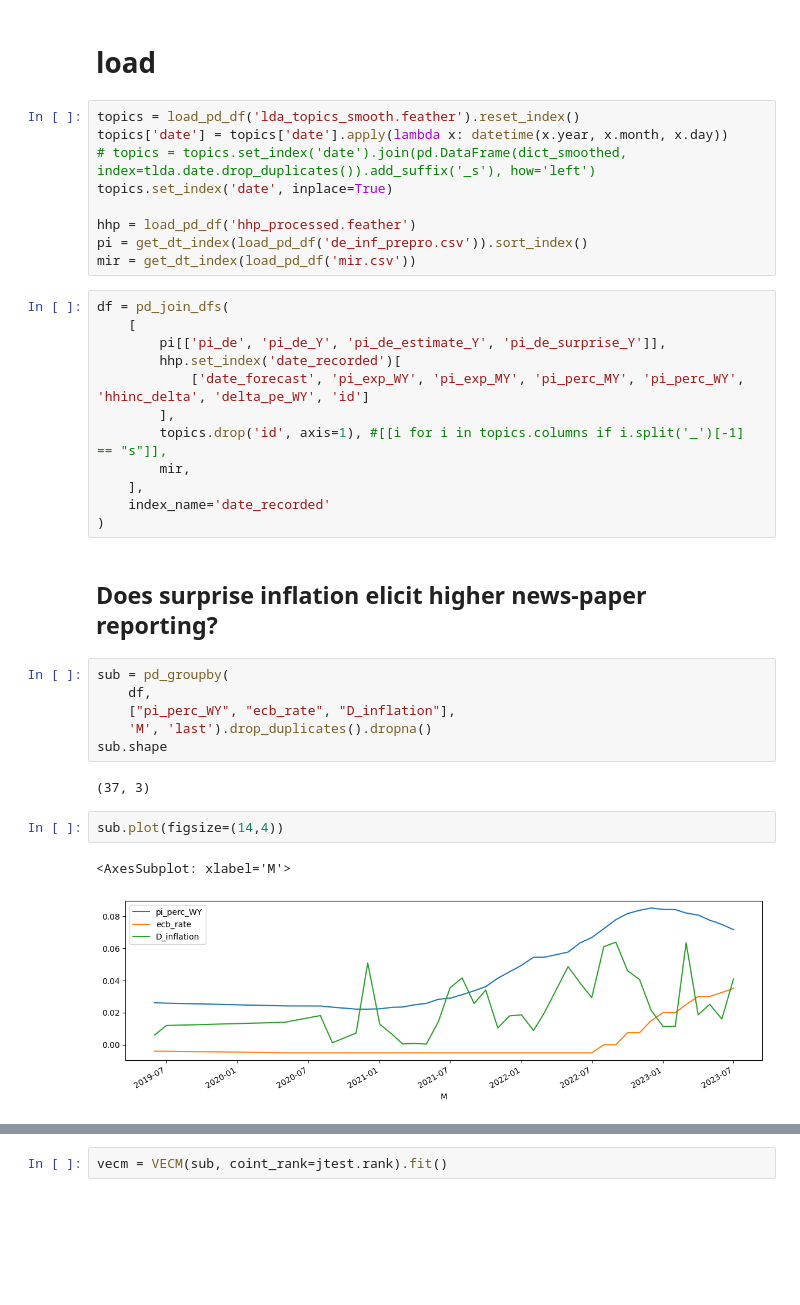
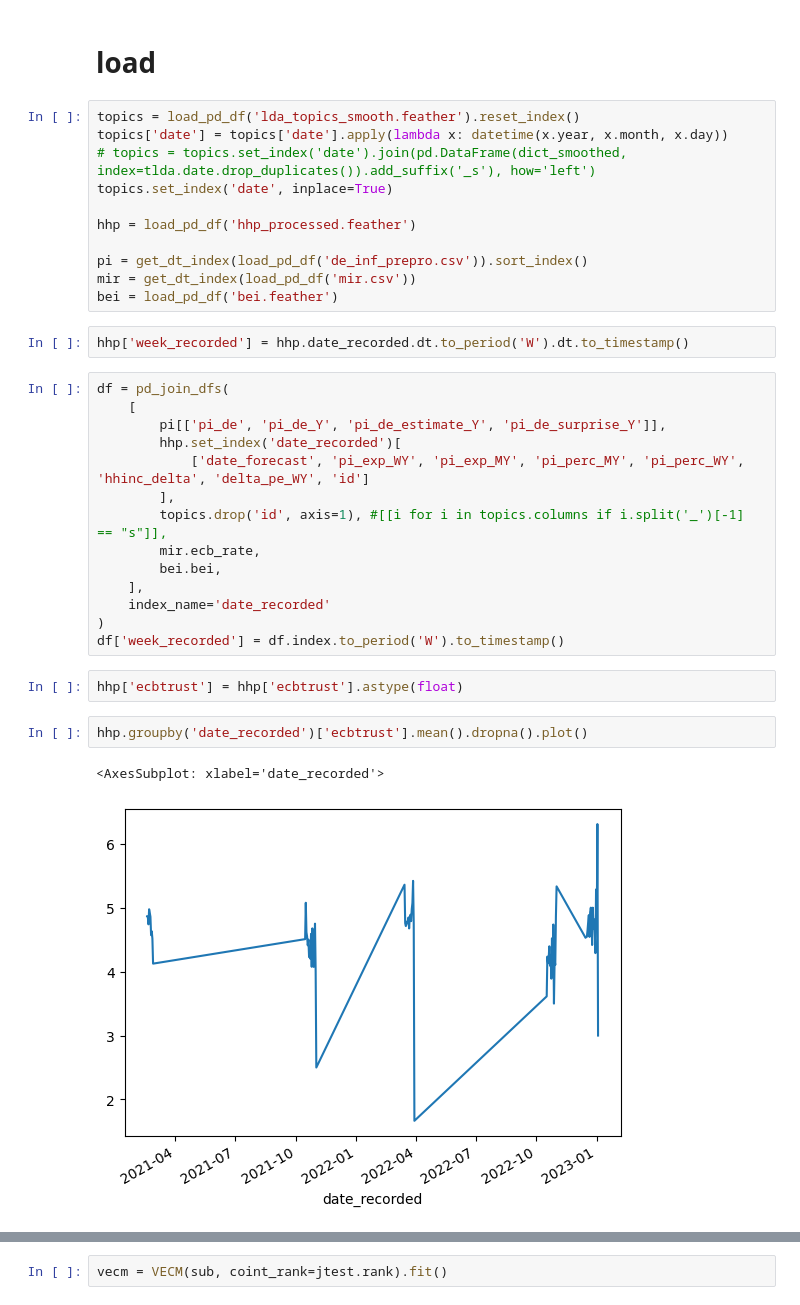
Before and after one commit to lukasgrahl/memoire2, a Jupyter notebook: notebooks/03-analyse_topics.ipynb, the cells around one changed output, grey strips where cells are left out. Cells and saved outputs as stored; diff of their text form; blank space fills up the shorter version.

```diff
--- a/notebooks/03-analyse_topics.ipynb
+++ b/notebooks/03-analyse_topics.ipynb
@@ -16,8 +16,12 @@ topics['date'] = topics['date'].apply(lambda x: datetime(x.year, x.month, x.day)
 topics.set_index('date', inplace=True)
 
 hhp = load_pd_df('hhp_processed.feather')
+
 pi = get_dt_index(load_pd_df('de_inf_prepro.csv')).sort_index()
 mir = get_dt_index(load_pd_df('mir.csv'))
+bei = load_pd_df('bei.feather')
+# %%
+hhp['week_recorded'] = hhp.date_recorded.dt.to_period('W').dt.to_timestamp()
 # %%
 df = pd_join_dfs(
     [
@@ -26,22 +30,16 @@ df = pd_join_dfs(
             ['date_forecast', 'pi_exp_WY', 'pi_exp_MY', 'pi_perc_MY', 'pi_perc_WY', 'hhinc_delta', 'delta_pe_WY', 'id']
         ],
         topics.drop('id', axis=1), #[[i for i in topics.columns if i.split('_')[-1] == "s"]],
-        mir,
+        mir.ecb_rate,
+        bei.bei,
     ],
     index_name='date_recorded'
 )
+df['week_recorded'] = df.index.to_period('W').to_timestamp()
-# %% [markdown]
-## Does surprise inflation elicit higher news-paper reporting?
-# %%
-sub = pd_groupby(
-    df,
-    ["pi_perc_WY", "ecb_rate", "D_inflation"],
-    'M', 'last').drop_duplicates().dropna()
-sub.shape
-# %% [output]
-(37, 3)
-# %%
-sub.plot(figsize=(14,4))
-# %% [output]
-<AxesSubplot: xlabel='M'>
-[figure, removed]
+# %%
+hhp['ecbtrust'] = hhp['ecbtrust'].astype(float)
+# %%
+hhp.groupby('date_recorded')['ecbtrust'].mean().dropna().plot()
+# %% [output]
+<AxesSubplot: xlabel='date_recorded'>
+[figure, added]
```
Also changed, not shown: parts of 22 cells of this notebook, 12 other files.
